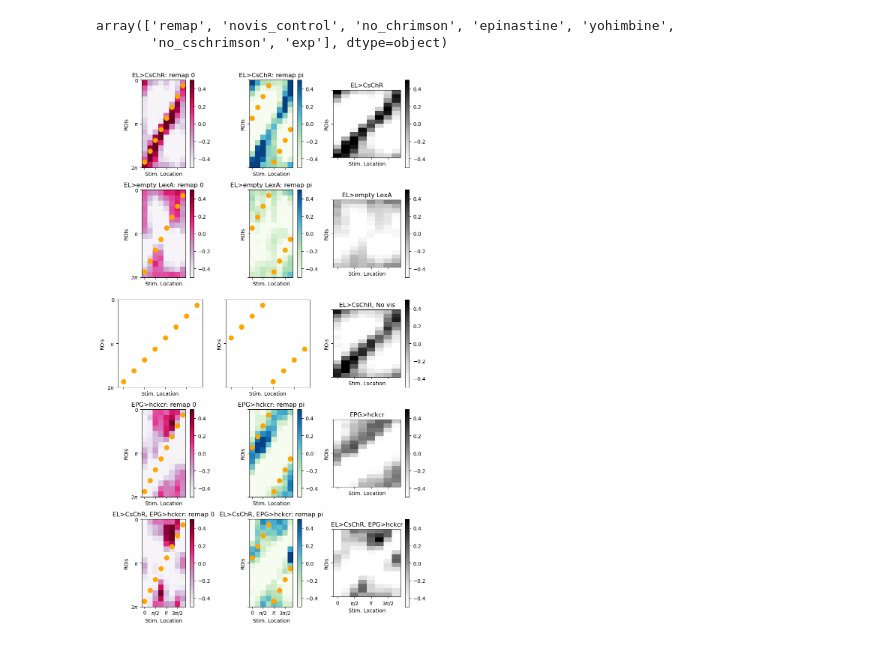
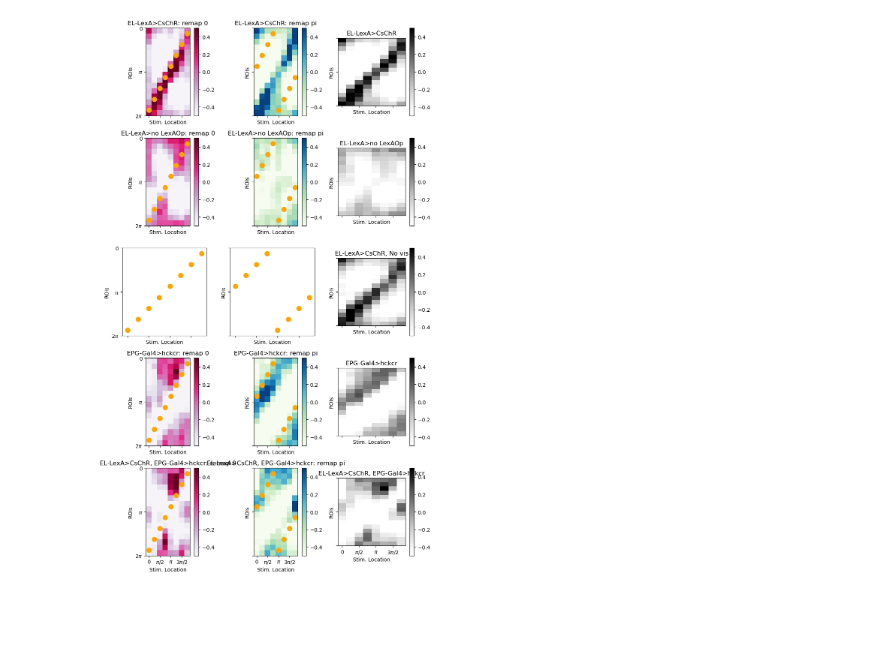
Before and after one commit to yfisher-lab/NeuromodPlasticity, a Jupyter notebook: NeuromodPlasticity/figures/remapping/gof_combined.ipynb, the cells around one changed output. Cells and saved outputs as stored; diff of their text form; code cells hidden in the pictures; blank space fills up the shorter version.

```diff
--- a/NeuromodPlasticity/figures/remapping/gof_combined.ipynb
+++ b/NeuromodPlasticity/figures/remapping/gof_combined.ipynb
@@ -59,9 +52,7 @@ sess_df.head()
+# %%
+figfolder = pathlib.Path('/media/mplitt/SSD_storage/fig_scratch/GOF_combined')
+figfolder.mkdir(parents=True, exist_ok=True)
 # %%
 def load_row(row):
     outdir = pathlib.PurePath( pathlib.Path(row['basedir']) / row['condition'] / row['date'] / row['fly'] / row['sess'] / 'preprocess.pkl')
     return st2p.preprocessing.EBImagingSession.from_file(outdir)
-# %%
-sess_df['condition'].unique()
-# %% [output]
-array(['remap', 'novis_control', 'no_chrimson', 'epinastine', 'yohimbine',
-       'no_cschrimson', 'exp'], dtype=object)
@@ -68,9 +76,9 @@ array(['remap', 'novis_control', 'no_chrimson', 'epinastine', 'yohimbine',
 # %%
-def stack_opto_responses(sess_df, condition, folder, scan_type):
+def stack_opto_responses(df, condition, folder, scan_type):
     """Stack opto responses for a given condition and scan type."""
-    return np.stack([nmp.remapping.get_opto_resp(load_row(row)) for _, row in sess_df.loc[(sess_df['condition']==condition) & \
-                                                                                          (sess_df['scan_type']==scan_type) & \
-                                                                                          (sess_df['folder']==folder)].iterrows()])
+    return np.stack([nmp.remapping.get_opto_resp(load_row(row)) for _, row in df.loc[(df['condition']==condition) & \
+                                                                                          (df['scan_type']==scan_type) & \
+                                                                                          (df['folder']==folder)].iterrows()])
 
 opto_responses = {
     'el chrimson': {'remap_0deg': [], 'remap_180deg': [], 'combined':[]},
@@ -79,9 +87,6 @@ opto_responses = {
     'epg hckcr': {'remap_0deg': [], 'remap_180deg': [], 'combined': []},
     'el chrimson, epg hckcr': {'remap_0deg': [], 'remap_180deg': [], 'combined': []},
 }
-
-##
-sess_df_remap0 = sess_df.loc[sess_df['scan_type']=='remap_0deg']
 
 ##
 opto_responses['el chrimson']['remap_0deg'] = stack_opto_responses(sess_df, 'remap', 'base', 'remap_0deg')
@@ -113,9 +118,9 @@ fig.colorbar(h, ax=ax[0,1])
 h = ax[0,2].imshow(np.nanmean(opto_responses['el chrimson']['combined'],axis=(0,3)),aspect=.5, vmin=-.5, vmax=.5, cmap='Greys')
 fig.colorbar(h, ax=ax[0,2])
 
-ax[0, 0].set_title('EL>CsChR: remap 0')
-ax[0, 1].set_title('EL>CsChR: remap pi')
-ax[0, 2].set_title('EL>CsChR')
+ax[0, 0].set_title('EL-LexA>CsChR: remap 0')
+ax[0, 1].set_title('EL-LexA>CsChR: remap pi')
+ax[0, 2].set_title('EL-LexA>CsChR')
 
 
 h = ax[1,0].imshow(np.nanmean(opto_responses['no chrimson']['remap_0deg'],axis=(0,3)),aspect=1, vmin=-.5, vmax=.5, cmap='PuRd')
@@ -125,14 +130,14 @@ fig.colorbar(h, ax=ax[1,1])
 h = ax[1,2].imshow(np.nanmean(opto_responses['no chrimson']['combined'],axis=(0,3)),aspect=.5, vmin=-.5, vmax=.5, cmap='Greys')
 fig.colorbar(h, ax=ax[1,2])
 
-ax[1, 0].set_title('EL>empty LexA: remap 0')
-ax[1, 1].set_title('EL>empty LexA: remap pi')
-ax[1, 2].set_title('EL>empty LexA')
+ax[1, 0].set_title('EL-LexA>no LexAOp: remap 0')
+ax[1, 1].set_title('EL-LexA>no LexAOp: remap pi')
+ax[1, 2].set_title('EL-LexA>no LexAOp')
 
 h = ax[2,2].imshow(np.nanmean(opto_responses['novis_control']['remap_novis'],axis=(0,3)), aspect=.5, vmin=-.5, vmax=.5, cmap='Greys')
 fig.colorbar(h, ax=ax[2,2])
 
-ax[2,2].set_title('EL>CsChR, No vis')
+ax[2,2].set_title('EL-LexA>CsChR, No vis')
 
 h = ax[3,0].imshow(np.nanmean(opto_responses['epg hckcr']['remap_0deg'],axis=(0,3)),aspect=1, vmin=-.5, vmax=.5, cmap='PuRd')
 fig.colorbar(h, ax=ax[3,0])
@@ -141,42 +146,43 @@ fig.colorbar(h, ax=ax[3,1])
 h = ax[3,2].imshow(np.nanmean(opto_responses['epg hckcr']['combined'],axis=(0,3)),aspect=.5, vmin=-.5, vmax=.5, cmap='Greys')
 fig.colorbar(h, ax=ax[3,2])
 
-ax[3, 0].set_title('EPG>hckcr: remap 0')
-ax[3, 1].set_title('EPG>hckcr: remap pi')
-ax[3, 2].set_title('EPG>hckcr')
+ax[3, 0].set_title('EPG-Gal4>hckcr: remap 0')
+ax[3, 1].set_title('EPG-Gal4>hckcr: remap pi')
+ax[3, 2].set_title('EPG-Gal4>hckcr')
 
 h = ax[4,0].imshow(np.nanmean(opto_responses['el chrimson, epg hckcr']['remap_0deg'],axis=(0,3)),aspect=1, vmin=-.5, vmax=.5, cmap='PuRd')
 fig.colorbar(h, ax=ax[4,0])
 h = ax[4,1].imshow(np.nanmean(opto_responses['el chrimson, epg hckcr']['remap_180deg'],axis=(0,3)),aspect=1, vmin=-.5, vmax=.5, cmap='GnBu')
 fig.colorbar(h, ax=ax[4,1])
 h = ax[4,2].imshow(np.nanmean(opto_responses['el chrimson, epg hckcr']['combined'],axis=(0,3)),aspect=.5, vmin=-.5, vmax=.5, cmap='Greys')
 fig.colorbar(h, ax=ax[4,2])
-ax[4, 0].set_title('EL>CsChR, EPG>hckcr: remap 0')
-ax[4, 1].set_title('EL>CsChR, EPG>hckcr: remap pi')
-ax[4, 2].set_title('EL>CsChR, EPG>hckcr')
+ax[4, 0].set_title('EL-LexA>CsChR, EPG-Gal4>hckcr: remap 0')
+ax[4, 1].set_title('EL-LexA>CsChR, EPG-Gal4>hckcr: remap pi')
+ax[4, 2].set_title('EL-LexA>CsChR, EPG-Gal4>hckcr')
 
 
 
 for r in range(5):
     x = np.arange(8)
     y = np.arange(0,2*np.pi,np.pi/4)[::-1]*8/np.pi+.5
     h = ax[r,0].scatter(x,y,color= 'orange',s=80)
 
 
     y = np.roll(y,4)
     ax[r,1].scatter(x,y,color='orange',s=80)
 
 
 for a in ax.flatten():
     a.set_ylabel('ROIs')
     a.set_xlabel('Stim. Location')
 
     a.set_xticks([0,2,4,6], labels=[r'0',r'$\pi$/2', r'$\pi$', r'3$\pi$/2'])
     a.set_yticks([-.5,7.5,15.5], labels=[r'0',r'$\pi$', r'2$\pi$'])
 
 fig.tight_layout()
+fig.savefig(figfolder / 'opto_responses.pdf', bbox_inches='tight', dpi=300)
 # %% [output]
-[figure, old version]
+[figure, new version]
 # %%
 opto_resp_al = {}
 
```
Also changed, not shown: parts of 14 cells of this notebook, 3 other files.
